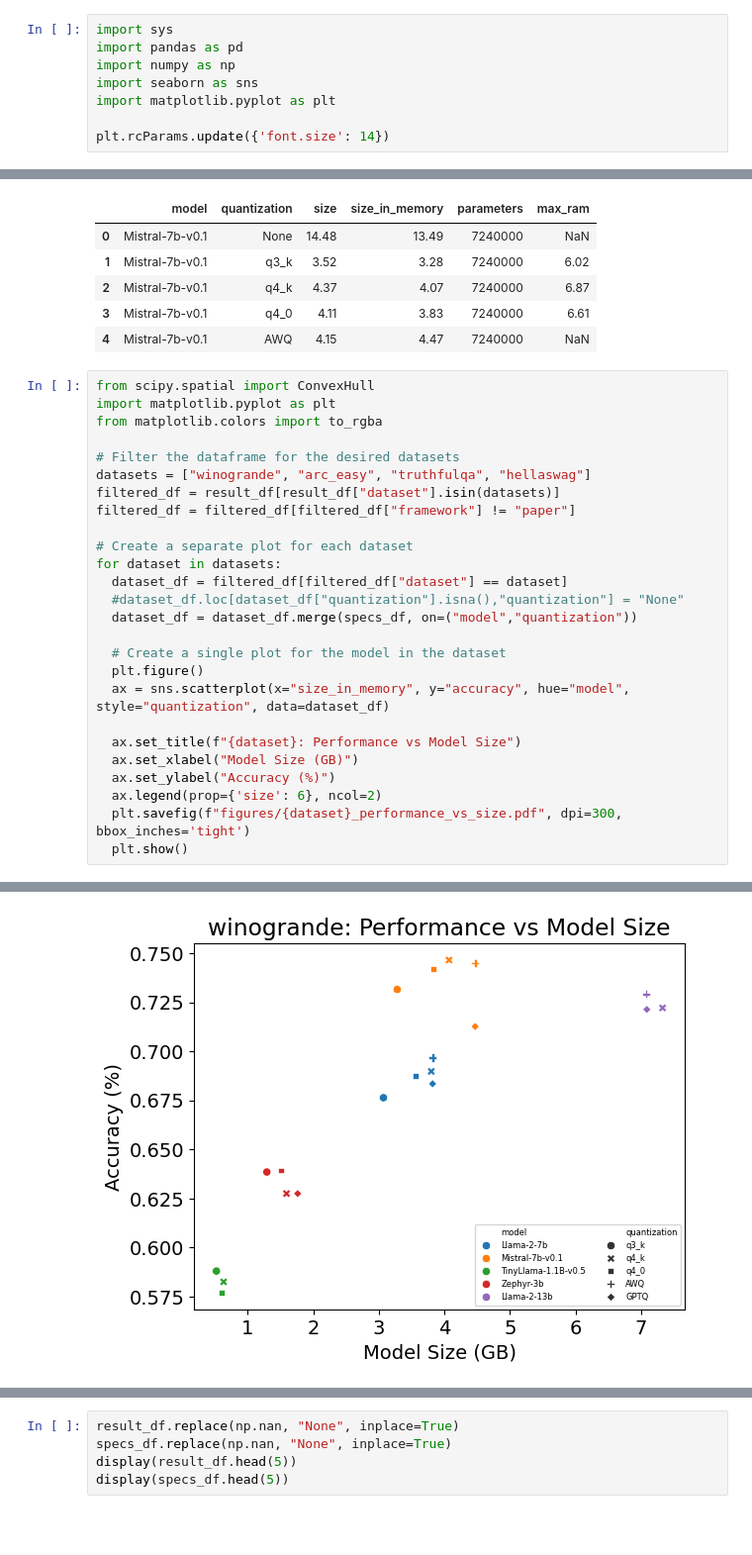
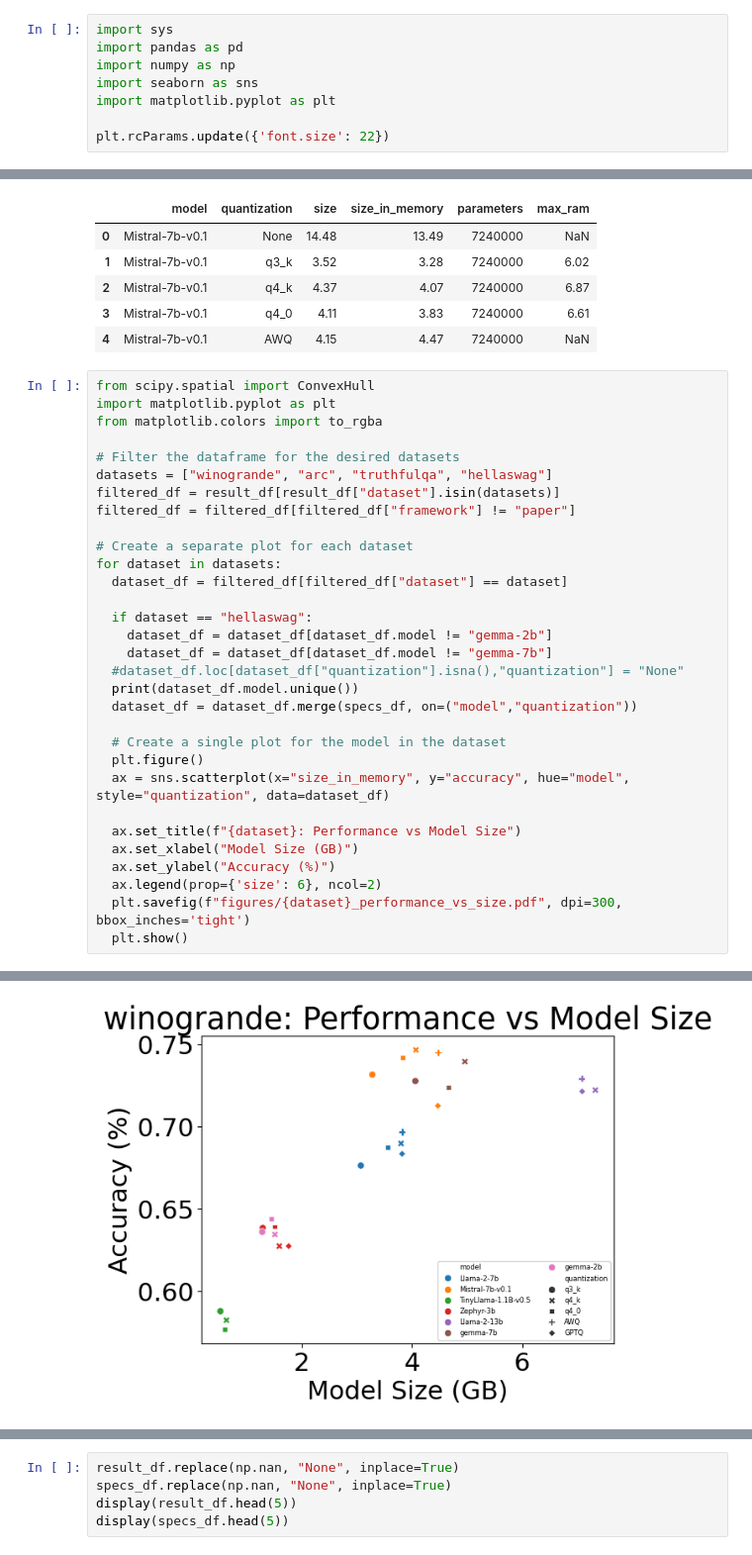
Before and after one commit to brave-experiments/MELT-public, a Jupyter notebook: src/model_evaluation/results/visualization.ipynb, the cells around one changed output, grey strips where cells are left out. Shown at 99% size. Drawn from its saved outputs; the diff is of its cells as text; blank space fills up the shorter version.

```diff
--- a/src/model_evaluation/results/visualization.ipynb
+++ b/src/model_evaluation/results/visualization.ipynb
@@ -5,7 +5,7 @@ import numpy as np
 import seaborn as sns
 import matplotlib.pyplot as plt
 
-plt.rcParams.update({'font.size': 14})
+plt.rcParams.update({'font.size': 22})
 # %%
 result_df = pd.read_csv("results.csv")
 result_df.head()
@@ -53,14 +55,19 @@ import matplotlib.pyplot as plt
 from matplotlib.colors import to_rgba
 
 # Filter the dataframe for the desired datasets
-datasets = ["winogrande", "arc_easy", "truthfulqa", "hellaswag"]
+datasets = ["winogrande", "arc", "truthfulqa", "hellaswag"]
 filtered_df = result_df[result_df["dataset"].isin(datasets)]
 filtered_df = filtered_df[filtered_df["framework"] != "paper"]
 
 # Create a separate plot for each dataset
 for dataset in datasets:
   dataset_df = filtered_df[filtered_df["dataset"] == dataset]
+
+  if dataset == "hellaswag":
+    dataset_df = dataset_df[dataset_df.model != "gemma-2b"]
+    dataset_df = dataset_df[dataset_df.model != "gemma-7b"]
   #dataset_df.loc[dataset_df["quantization"].isna(),"quantization"] = "None"
+  print(dataset_df.model.unique())
   dataset_df = dataset_df.merge(specs_df, on=("model","quantization"))
 
   # Create a single plot for the model in the dataset
@@ -77 +86 @@ for dataset in datasets:
-[figure, old version]
+[figure, new version]
```
Also changed, not shown: parts of 3 cells of this notebook, 15 other files.
